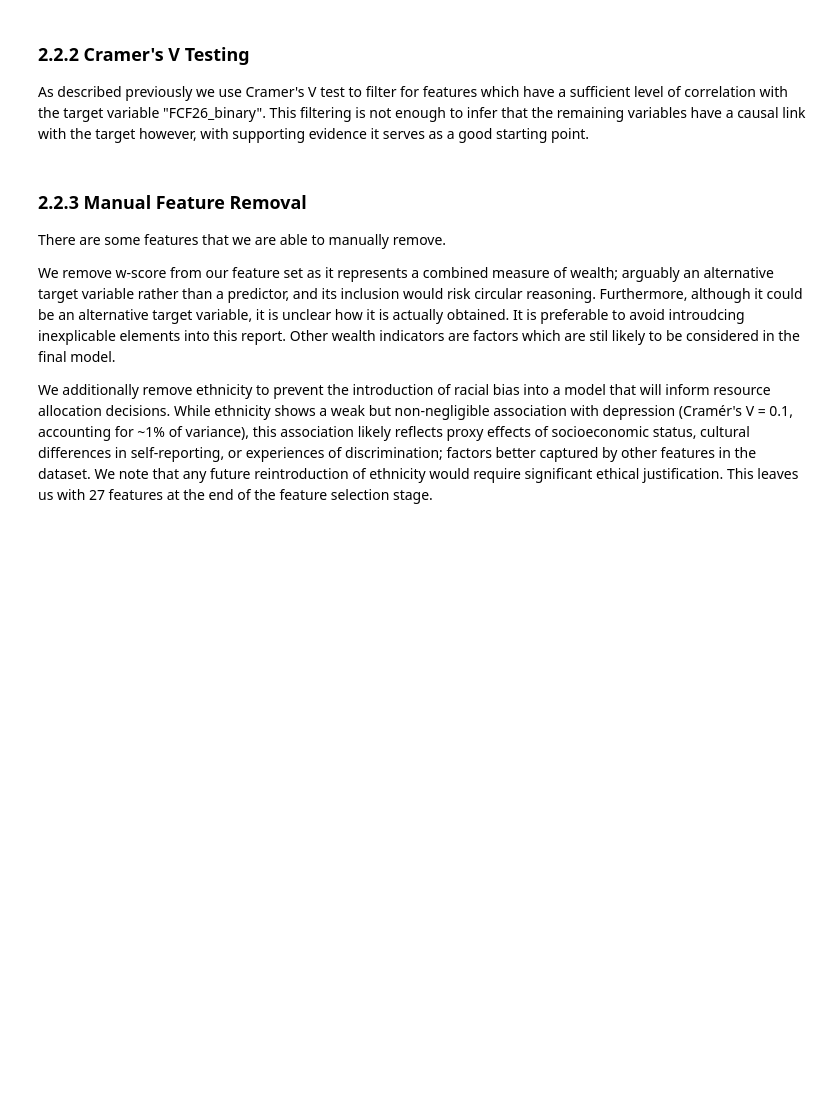
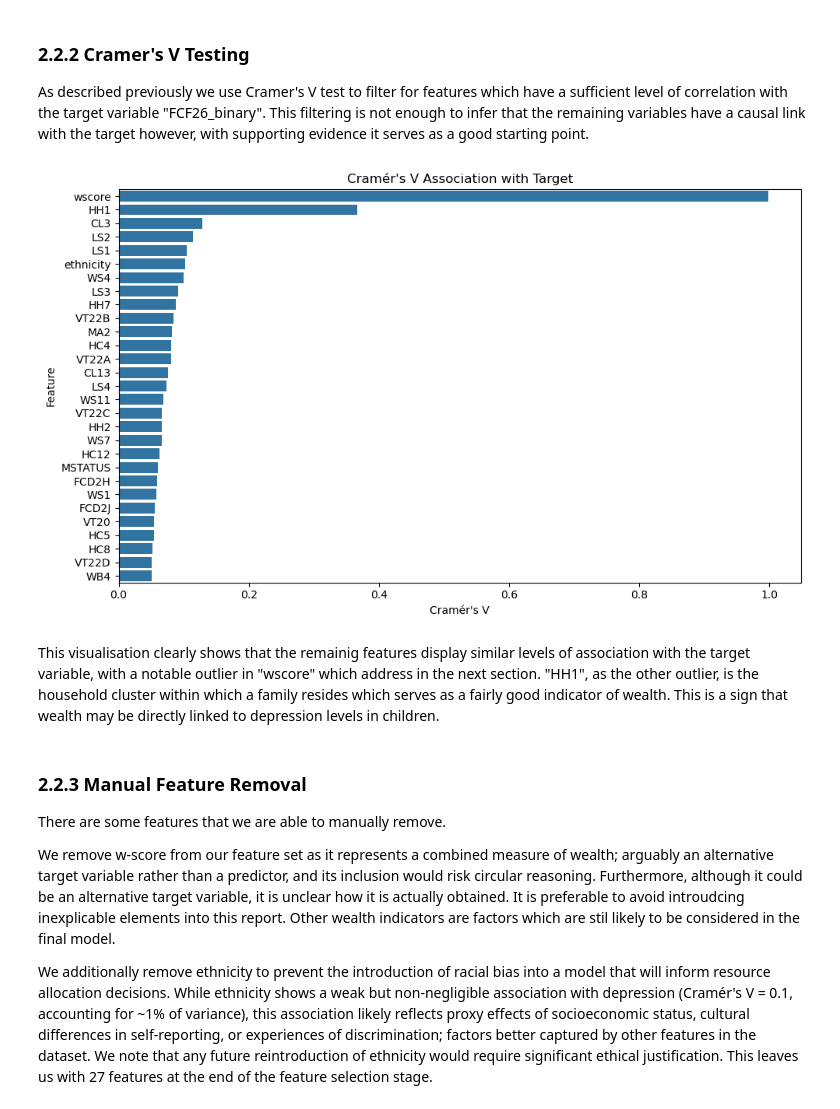
Before and after one commit to bendesousa/ML-Project, a Jupyter notebook: 0_main_report.ipynb, the cells around one changed output. Drawn from its saved outputs; the diff is of its cells as text; code cells hidden in the pictures; blank space fills up the shorter version.

```diff
--- a/0_main_report.ipynb
+++ b/0_main_report.ipynb
@@ -117,3 +119,13 @@ def perform_cramers_v(
+# %%
+def plot_cramers_v_bar(significant_features_df: pd.DataFrame) -> None:
+    """Bar chart of each significant feature's Cramér's V association with the target."""
+    plt.figure(figsize=(10, 6))
+    sns.barplot(data=significant_features_df, x="cramers_v", y="feature_name")
+    plt.title("Cramér's V Association with Target")
+    plt.xlabel("Cramér's V")
+    plt.ylabel("Feature")
+    plt.tight_layout()
+    plt.show()
 # %% [markdown]
 ### 2.1.2 Feature Removal
 
@@ -401,15 +428,21 @@ As described previously we use Cramer's V test to filter for features which have
 # %%
 significant_features_df = perform_cramers_v(
     df=unicef_df,
     # consider p > 0.05 a significant feature. This is tunable to be more/less
     # aggressive (higher being stricter).
     min_score=0.05,
     target_column_name=FeatureNames.FCF26_BINARY,
     ignore_columns=[
         FeatureNames.FCF26_BINARY, # FCF26_binary is target so remove FCF26_binary.
         FeatureNames.FCF26,  # target is derived from FCF26 so remove FCF26.
     ]
 )
+
+plot_cramers_v_bar(significant_features_df)
+# %% [output]
+[figure, added]
+# %% [markdown]
+This visualisation clearly shows that the remainig features display similar levels of association with the target variable, with a notable outlier in "wscore" which address in the next section. "HH1", as the other outlier, is the household cluster within which a family resides which serves as a fairly good indicator of wealth. This is a sign that wealth may be directly linked to depression levels in children.
 # %% [markdown]
 ### 2.2.3 Manual Feature Removal
 There are some features that we are able to manually remove.
```
Also changed, not shown: parts of 8 cells of this notebook.
